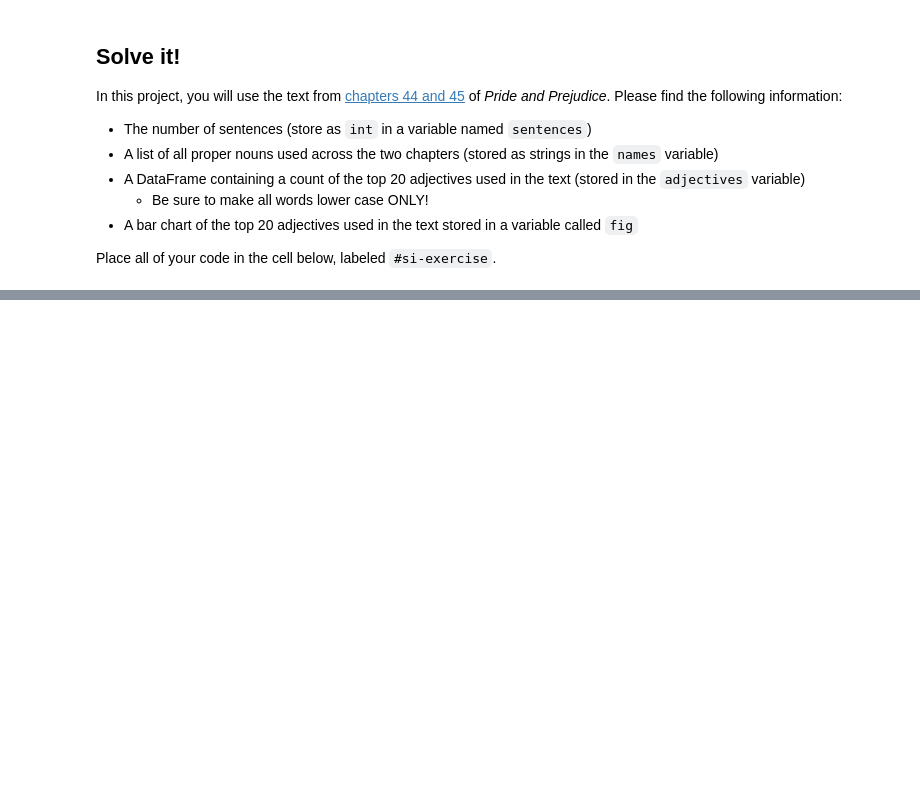
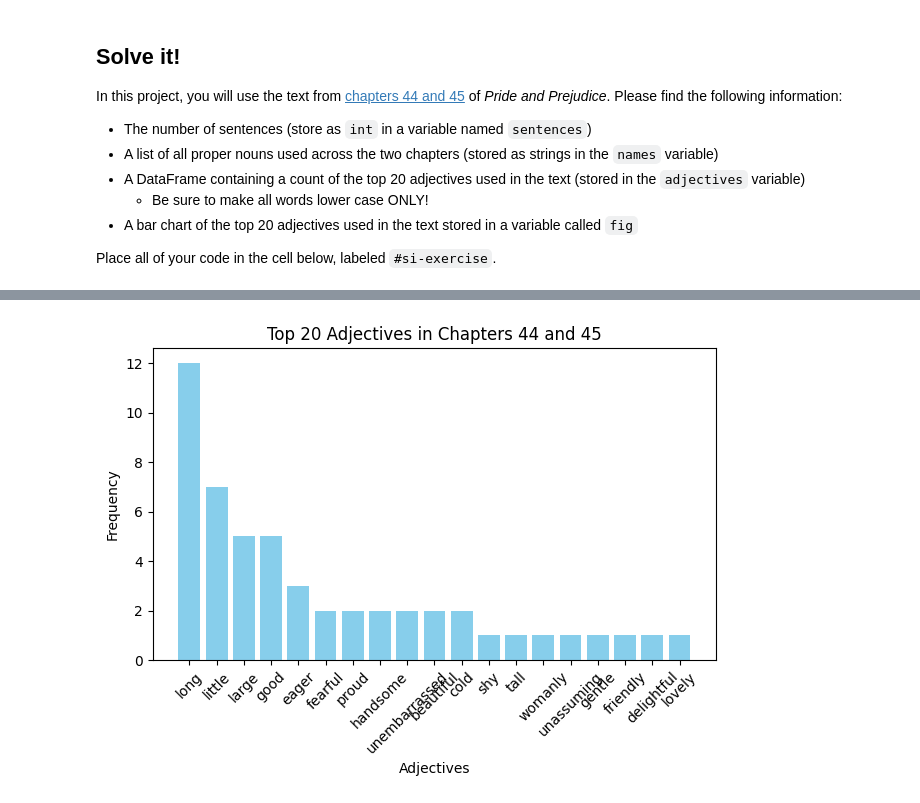
Before and after one commit to animaupadhyay12/econ8320-assignment-12, a Jupyter notebook: Lesson.ipynb, the cells around one changed output, grey strips where cells are left out. Saved outputs shown, nothing was run; the diff lists cells and outputs as text; code cells hidden in the pictures; blank space fills up the shorter version.

```diff
--- a/Lesson.ipynb
+++ b/Lesson.ipynb
@@ -640,0 +207,45 @@ fig = fig
+# %%
+import pandas as pd
+import matplotlib.pyplot as plt
+from collections import Counter
+import re
+import requests
+
+# Load the text from Chapters 44 and 45
+text = requests.get ("https://github.com/dustywhite7/Econ8320/blob/master/AssignmentData/prideAndPrejudiceChapters.txt")
+
+text = text.text
+
+# 1. Count the number of sentences
+sentences = len(re.split(r'[.!?]', text))
+
+# 2. Find all proper nouns
+# Tokenize and use regex to detect proper nouns (words starting with a capital letter, not at the beginning of a sentence)
+tokens = re.findall(r'\b[A-Z][a-z]*\b', text)
+names = list(set(word.lower() for word in tokens if word.lower() not in ['I', 'Mr', 'Mrs', 'Miss', 'It']))
+
+# 3. Count the top 20 adjectives
+# Define a list of common adjectives to help with identification
+adjectives_list = ["beautiful", "cold", "delightful", "eager", "fearful", "friendly", "gentle", "good", "handsome",
+                   "large", "little", "long", "lovely", "proud", "shy", "tall", "unassuming", "unembarrassed", "warm", "womanly"]
+word_tokens = re.findall(r'\b\w+\b', text.lower())
+adjectives = [word for word in word_tokens if word in adjectives_list]
+adjective_counts = Counter(adjectives).most_common(20)
+
+# Create a DataFrame
+adjectives_df = pd.DataFrame(adjective_counts, columns=["Adjective", "Count"])
+
+# 4. Create a bar chart
+fig, ax = plt.subplots()
+ax.bar(adjectives_df["Adjective"], adjectives_df["Count"], color='skyblue')
+ax.set_title("Top 20 Adjectives in Chapters 44 and 45")
+ax.set_xlabel("Adjectives")
+ax.set_ylabel("Frequency")
+ax.set_xticklabels(adjectives_df["Adjective"], rotation=45)
+plt.tight_layout()
+
+# Store DataFrame and chart in variables
+adjectives = adjectives_df
+fig = fig
+# %% [output]
+[figure, added]
```
Also changed, not shown: parts of 1 cell of this notebook.
